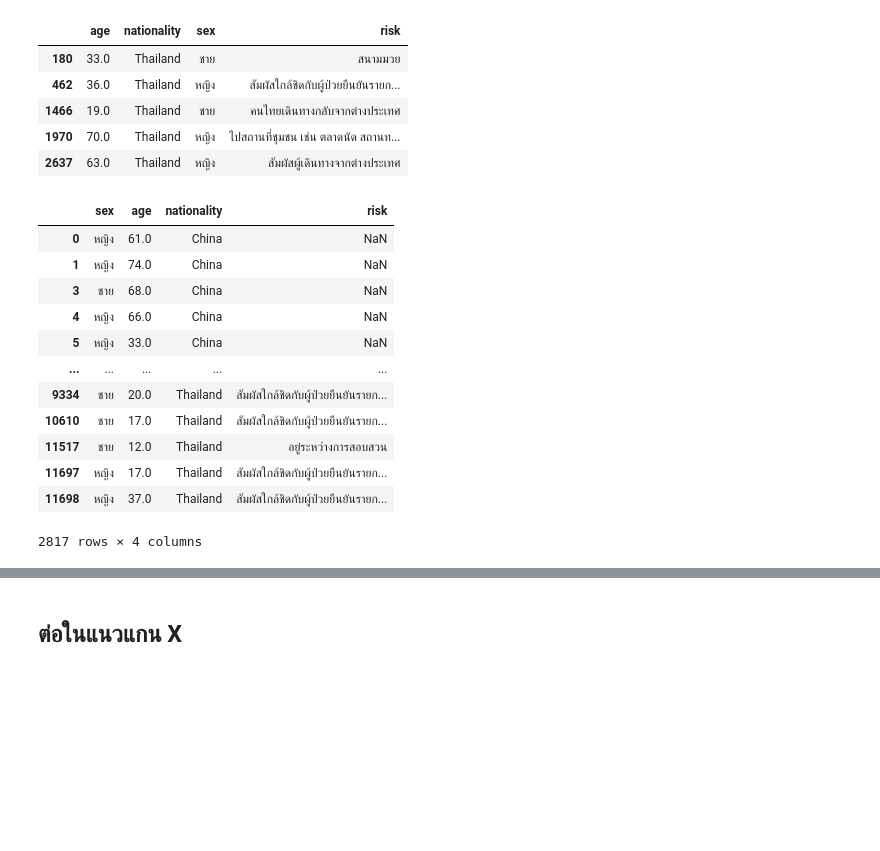
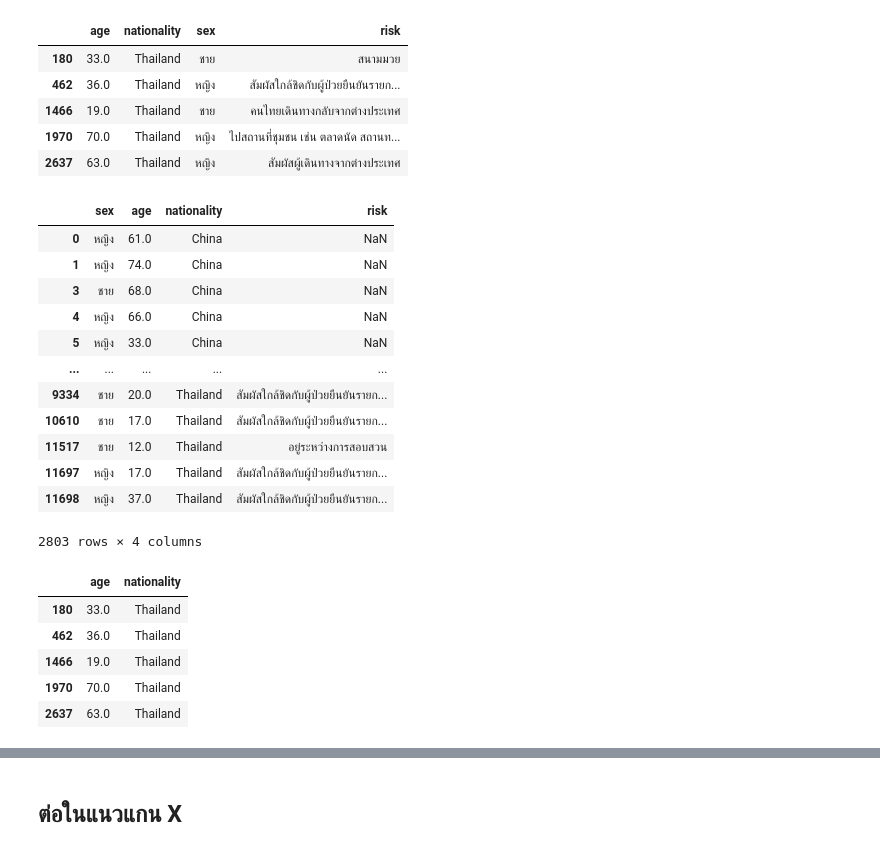
Before and after one commit to Jittiya/data_viz_2022, a Jupyter notebook: Pandas102.ipynb, the cells around one changed output, grey strips where cells are left out. Cells and saved outputs as stored; diff of their text form; code cells hidden in the pictures; blank space fills up the shorter version.

```diff
--- a/Pandas102.ipynb
+++ b/Pandas102.ipynb
@@ -159,7 +169,7 @@ KKC3.head()
 | 1970 | 70.0 | Thailand | หญิง | ไปสถานที่ชุมชน เช่น ตลาดนัด สถานท... |
 | 2637 | 63.0 | Thailand | หญิง | สัมผัสผู้เดินทางจากต่างประเทศ |
 # %%
-pd.concat([BKK2,KKC2,KKC3])
+pd.concat([BKK2,KKC3])
 # %% [output]
 |  | sex | age | nationality | risk |
 | 0 | หญิง | 61.0 | China | NaN |
@@ -173,4 +183,14 @@ pd.concat([BKK2,KKC2,KKC3])
 | 11517 | ชาย | 12.0 | Thailand | อยู่ระหว่างการสอบสวน |
 | 11697 | หญิง | 17.0 | Thailand | สัมผัสใกล้ชิดกับผู้ป่วยยืนยันรายก... |
 | 11698 | หญิง | 37.0 | Thailand | สัมผัสใกล้ชิดกับผู้ป่วยยืนยันรายก... |
-2817 rows × 4 columns
+2803 rows × 4 columns
+# %%
+KKC4 = data_df[data_df['province_of_onset']=='ขอนแก่น'][['age','nationality']]
+KKC4.head()
+# %% [output]
+|  | age | nationality |
+| 180 | 33.0 | Thailand |
+| 462 | 36.0 | Thailand |
+| 1466 | 19.0 | Thailand |
+| 1970 | 70.0 | Thailand |
+| 2637 | 63.0 | Thailand |
```
Also changed, not shown: parts of 8 cells of this notebook.
